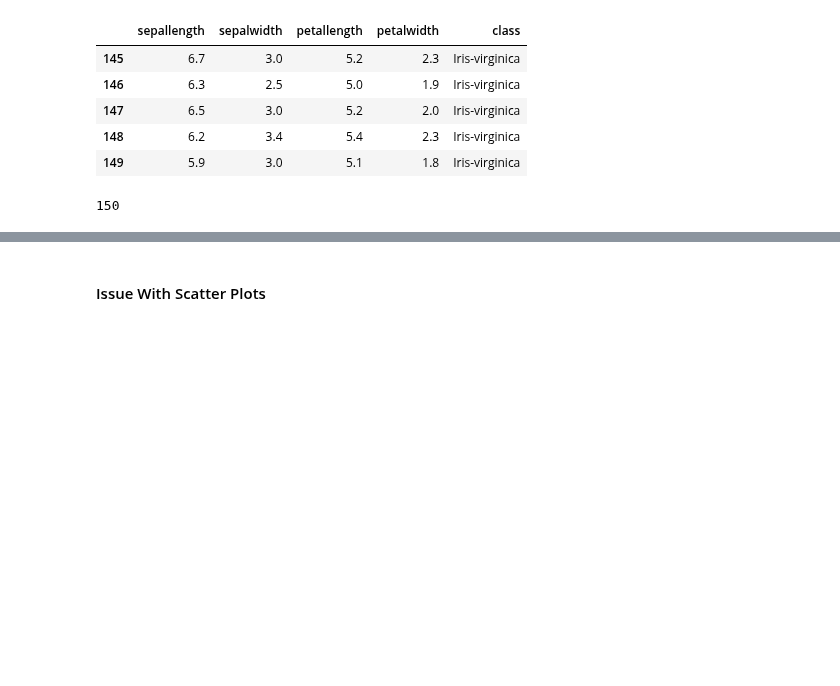
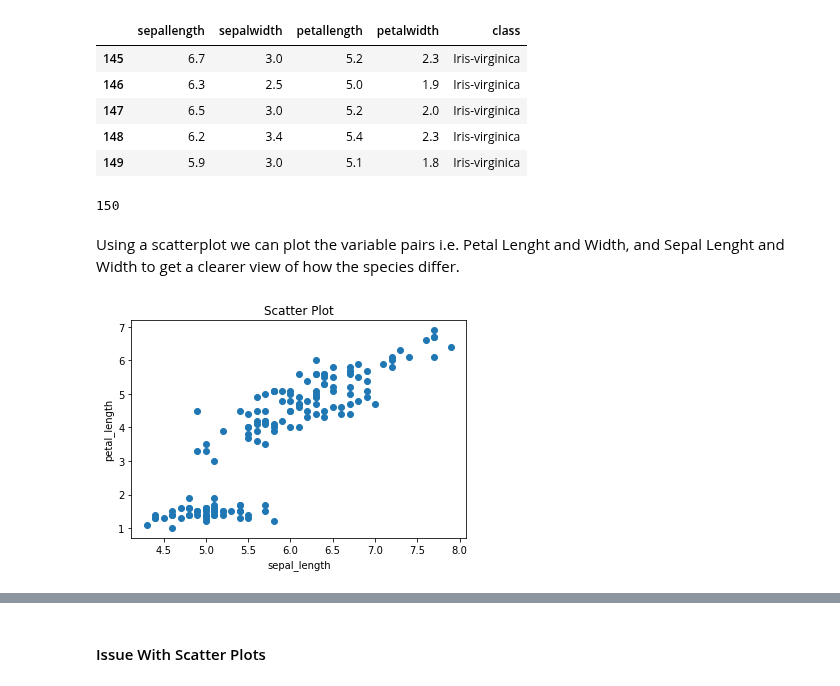
Before and after one commit to kmcd14/FofData-assessment, a Jupyter notebook: pyplot.ipynb, the cells around one changed output, grey strips where cells are left out. Drawn from its saved outputs; the diff is of its cells as text; code cells hidden in the pictures; blank space fills up the shorter version.

Commit message:
Began using the iris dataset to create a scatterplot

```diff
--- a/pyplot.ipynb
+++ b/pyplot.ipynb
@@ -100,3 +100,15 @@ df.tail()
 df['class'].count()
 # %% [output]
 150
+# %% [markdown]
+Using a scatterplot we can plot the variable pairs i.e. Petal Lenght and Width, and Sepal Lenght and Width to get a clearer view of how the species differ.
+# %%
+plt.scatter(df['sepallength'], df['petallength'],alpha=1)  # alpha chances the transparency
+#Adding the aesthetics
+plt.title('Scatter Plot')
+plt.xlabel('sepal_length')
+plt.ylabel('petal_length')
+#Show the plot
+plt.show()
+# %% [output]
+[figure, added]
```
Also changed, not shown: parts of 2 cells of this notebook.
